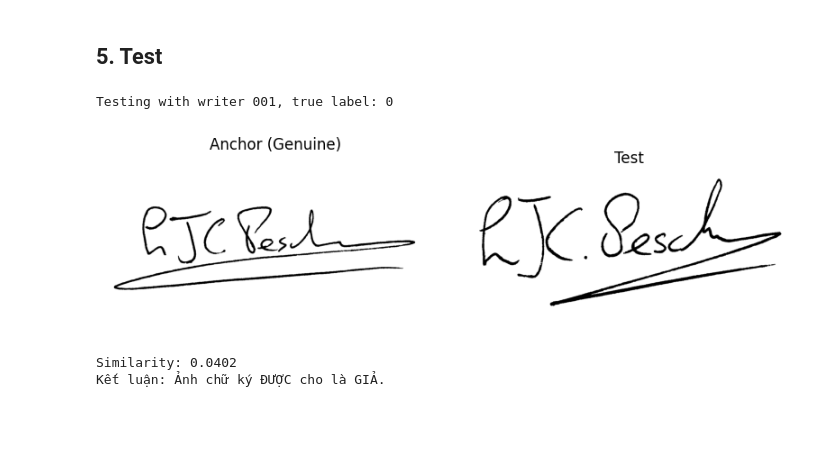
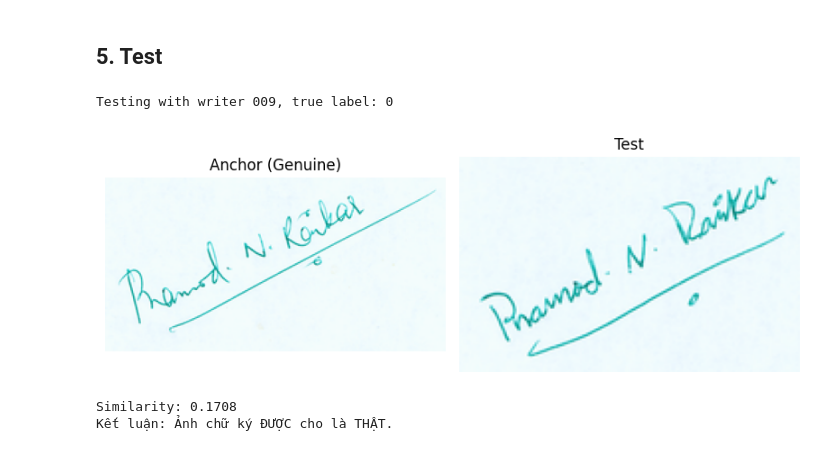
Before and after one commit to Tommyhuy1705/Deep_Learning-Based_Signature_Forgery_Detection_for_Personal_Identity_Authentication, a Jupyter notebook: notebooks/triplet_test.ipynb, the cells around one changed output. Saved outputs shown, nothing was run; the diff lists cells and outputs as text; code cells hidden in the pictures; blank space fills up the shorter version.

```diff
--- a/notebooks/triplet_test.ipynb
+++ b/notebooks/triplet_test.ipynb
@@ -275,25 +296,2 @@ Model loaded from C:\Users\USER\.cache\kagglehub\models\giahuytranviet\triplet-v
 # %% [markdown]
 ## 3. Similarity Extraction
-# %%
-# Tính similarity
-tracker = MemoryTracker()
-tracker.start_tracking()
-t0 = time.time()
-
-sims = []
-for idx, (p, q) in enumerate(tqdm(pairs, desc="Computing similarities")):
-    img1 = transform(Image.open(p).convert('RGB')).unsqueeze(0).to(device)
-    img2 = transform(Image.open(q).convert('RGB')).unsqueeze(0).to(device)
-    with torch.no_grad():
-        f1 = model.feature_extractor(img1)
-        f2 = model.feature_extractor(img2)
-    dist = F.pairwise_distance(f1, f2).item()
-    sims.append(1.0 / (1.0 + dist))
-    if idx % 50 == 0:
-        tracker.update()
-
-tracker.end_tracking()
-exec_time = time.time() - t0
-mem_stats = tracker.summary()
-print(f"Execution time: {exec_time:.2f}s")
-print("Memory usage (MB):", mem_stats)
@@ -337,5 +348,5 @@ Ngưỡng tối ưu: 0.1166 với Accuracy: 0.7383
 # %%
-threshold = 0.1166
+threshold = 0.1294
 preds = (np.array(sims) > threshold).astype(int)
 
 # Metrics
@@ -408,7 +419,7 @@ plt.show()
 # %% [markdown]
 ## 5. Test
 # %%
-def test_signature(anchor_path, test_path, model, transform, threshold=0.1166, device='cpu'):
+def test_signature(anchor_path, test_path, model, transform, threshold=0.1294, device='cpu'):
     model.to(device)
     model.eval()
 
@@ -434,26 +445,26 @@ def test_signature(anchor_path, test_path, model, transform, threshold=0.1166, d
     axes[1].set_title('Test')
     axes[1].axis('off')
     plt.tight_layout()
-    plt.show()  # Hiển thị hình ảnh
+    plt.show()
 
     print(f"Similarity: {similarity:.4f}")
     conclusion = "THẬT" if similarity > threshold else "GIẢ"
     print(f"Kết luận: Ảnh chữ ký ĐƯỢC cho là {conclusion}.")
 # %%
 # Test with person number 1
-writer_id = '001'
+writer_id = '009'
 
 anchor_path = random.choice(writers[writer_id]['genuines'])
 all_signatures = writers[writer_id]['genuines'] + writers[writer_id]['forged']
 test_path = random.choice(all_signatures)
 while test_path == anchor_path and len(all_signatures) > 1:
     test_path = random.choice(all_signatures)
 true_label = 1 if test_path in writers[writer_id]['genuines'] else 0
 
 print(f"\nTesting with writer {writer_id}, true label: {true_label}")
-test_signature(anchor_path, test_path, model, transform, threshold=0.1166, device=device)
+test_signature(anchor_path, test_path, model, transform, threshold=0.1294, device=device)
 # %% [output]
-Testing with writer 001, true label: 0
+Testing with writer 009, true label: 0
-[figure, old version]
+[figure, new version]
-Similarity: 0.0402
-Kết luận: Ảnh chữ ký ĐƯỢC cho là GIẢ.
+Similarity: 0.1708
+Kết luận: Ảnh chữ ký ĐƯỢC cho là THẬT.
```
Also changed, not shown: parts of 14 cells of this notebook.
